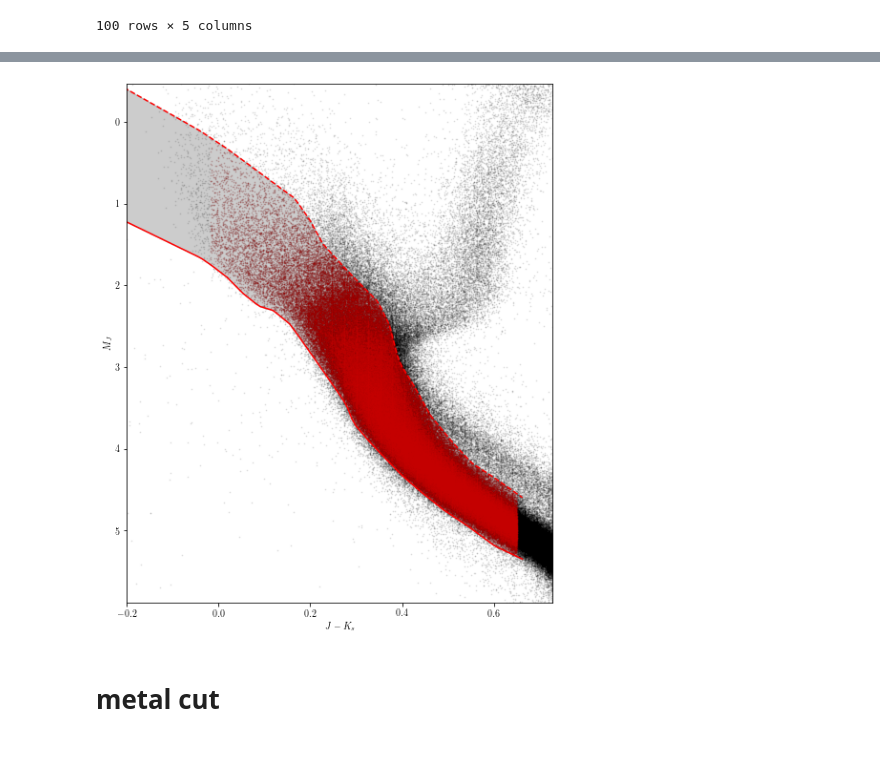
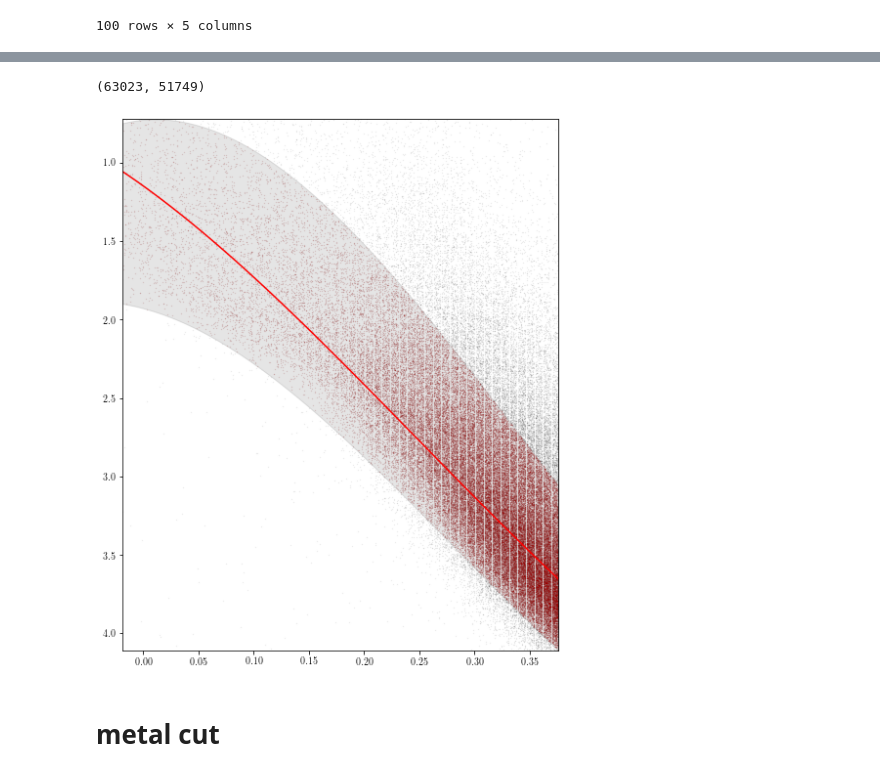
Before and after one commit to Alisyaifudin/Thesis-Project, a Jupyter notebook: 2_Cleaning/2.5. metal/2.5.1. Color-Class.ipynb, the cells around one changed output, grey strips where cells are left out. Cells and saved outputs as stored; diff of their text form; code cells hidden in the pictures.

```diff
--- a/2_Cleaning/2.5. metal/2.5.1. Color-Class.ipynb
+++ b/2_Cleaning/2.5. metal/2.5.1. Color-Class.ipynb
@@ -84,6 +84,6 @@ spectral_types
 jk = spectral_types["J-K"].to_numpy()
 mj = spectral_types["M_J"].to_numpy()
 # cut it below M_J < 5
-check = mj < 5
+check = (mj < 5)*(jk > -0.02)
 jk = jk[check]
 mj = mj[check]
@@ -128,0 +90,7 @@ df_mask_65
+# %%
+from scipy import interpolate
+
+mj_interp = interpolate.UnivariateSpline(jk, mj, s=1, k=3)
+
+plt.scatter(jk, mj)
+plt.plot(jk, mj_interp(jk), c="r")
@@ -128,0 +158,3 @@ df_mask_65
+# %%
+mj_high_interp = interpolate.UnivariateSpline(jk_mids, jk_highs, s=1, k=3)
+mj_low_interp = interpolate.UnivariateSpline(jk_mids, jk_lows, s=1, k=3)
@@ -128,0 +197,10 @@ df_mask_65
+# %%
+jk_low = BA
+jk_up = GG
+df_mask = df.filter(f"JK < {jk_up}").filter(f"JK > {jk_low}")
+df_mask = df_mask.extract()
+df_mask["M_J_lower"] = mj_low_interp(df_mask["JK"].to_numpy())
+df_mask["M_J_upper"] = mj_high_interp(df_mask["JK"].to_numpy())
+df_mask = df_mask.filter("M_J > M_J_lower").filter("M_J < M_J_upper")
+df_mask = df_mask.extract()
+df_mask
@@ -129,19 +220,28 @@ df_mask_65
+# %%
+len(df.filter("abs(z) < 200").filter(f"JK < {jk_up}").filter(f"JK > {jk_low}")), len(df_mask.filter("abs(z) < 200"))
+# %% [output]
+(63023, 51749)
 # %%
-# HR diagram
+jk_x = np.linspace(jk_low, jk_up, 100)
+
 plt.figure(figsize=(8,10))
-df.viz.scatter("JK", "M_J", c='k', alpha=0.1, s=0.5, length_check=False)
-df_mask_65.viz.scatter("JK", "M_J", c='r', alpha=0.1, s=0.5, length_check=False)
-plt.plot(jks, j_upper, 'r')
-plt.plot(jks, j_lower, 'r--')
-plt.fill_between(jks, j_upper, j_lower, alpha=0.2, color="k")
+df.viz.scatter("JK", "M_J", c='k', alpha=0.1, s=0.1, length_check=False)
+df_mask.viz.scatter("JK", "M_J", c='r', alpha=0.1, s=0.1, length_check=False)
+plt.plot(jk_x, mj_interp(jk_x), c="r")
+plt.fill_between(jk_x, mj_high_interp(jk_x), mj_low_interp(jk_x), color="k", alpha=0.1)
 plt.xlabel(r"$J-K_s$")
 plt.ylabel(r"$M_J$")
-plt.xlim(-0.2, jks[-1]*1.1)
-plt.ylim(j_lower.min()*0.9, j_upper.max()*1.1)
+plt.xlabel("")
+plt.ylabel("")
+plt.xlim(jk_low, jk_up)
+plt.ylim(mj_low_interp(jk_x).min(), mj_high_interp(jk_x).max())
+# plt.xticks([])
+# plt.yticks([])
 plt.gca().invert_yaxis()
+# plt.savefig(join("..", "img", "hrd.png"), dpi=300)
 plt.show()
 # %% [output]
-[figure, old version]
+[figure, new version]
 # %% [markdown]
 # metal cut
 # %%
```
Also changed, not shown: parts of 12 cells of this notebook, 17 other files.
